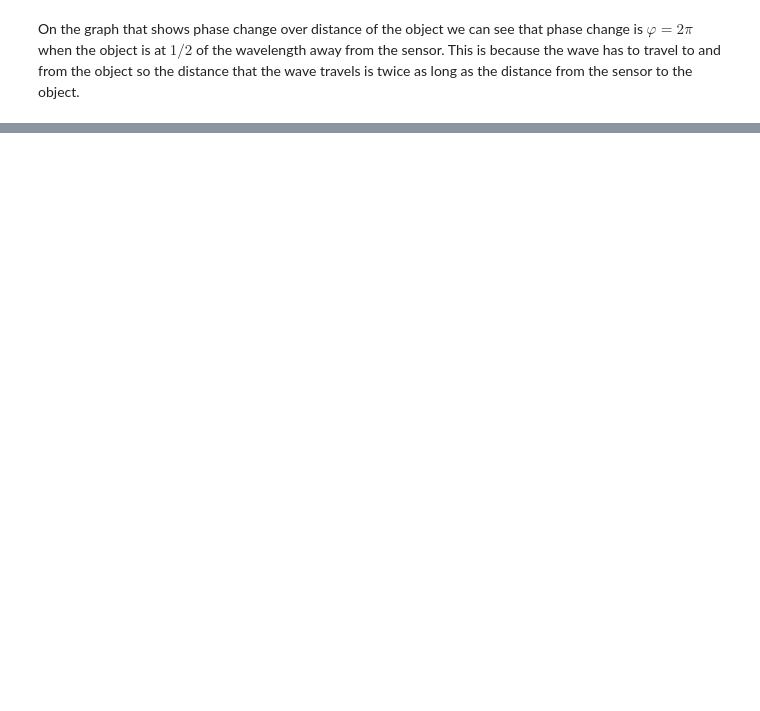
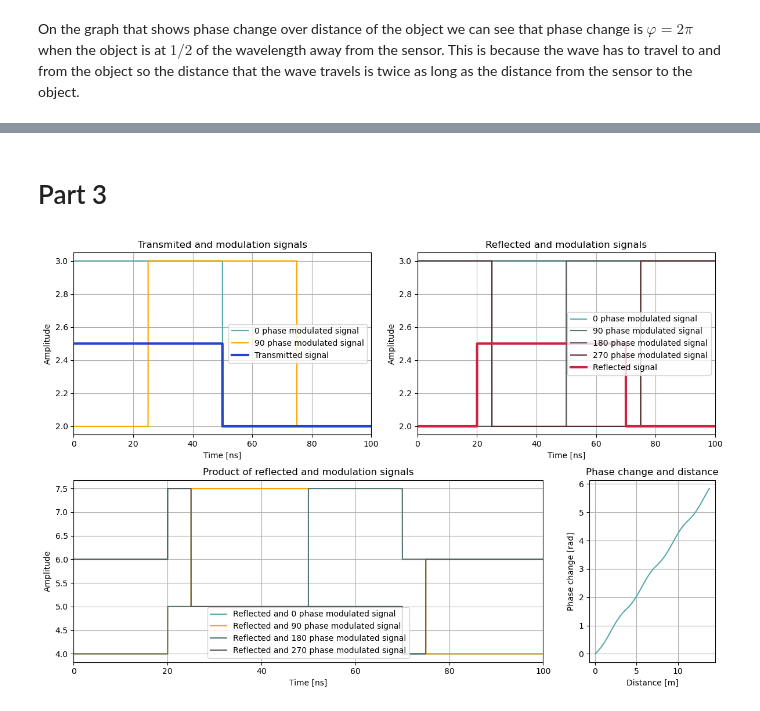
Before and after one commit to Phillip225/itof-naloga, a Jupyter notebook: src/itof.ipynb, the cells around one changed output, grey strips where cells are left out. Cells and saved outputs as stored; diff of their text form; code cells hidden in the pictures; blank space fills up the shorter version.

```diff
--- a/src/itof.ipynb
+++ b/src/itof.ipynb
@@ -193,0 +253,11 @@ plot_signals(sim=True, part=2)
+# %% [markdown]
+# Part 3
+# %%
+ramp_up = 0
+ramp_down = 0
+high = 0.5
+low = 0.5
+
+plot_signals(sim=True, part=3)
+# %% [output]
+[figure, added]
```
Also changed, not shown: parts of 12 cells of this notebook, 2 other files.
